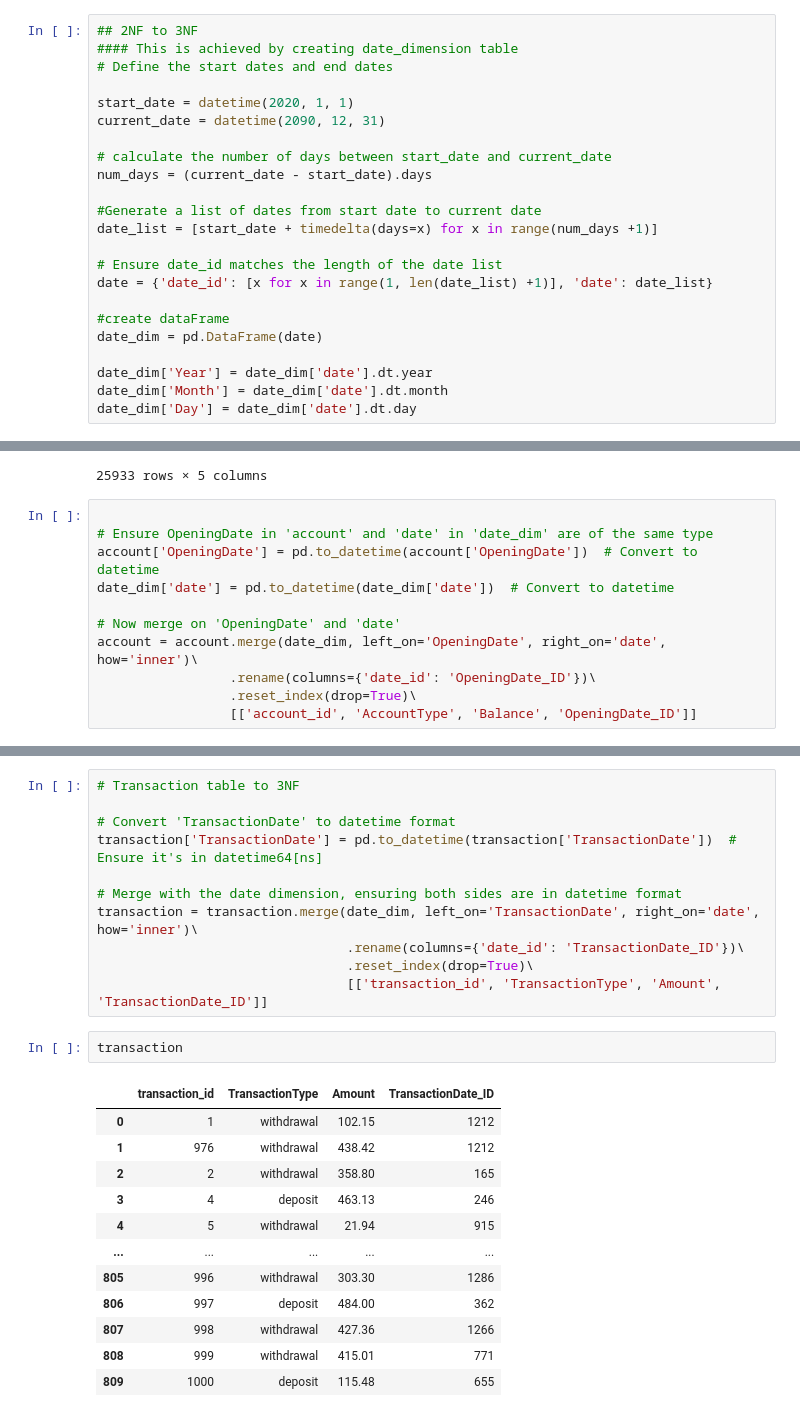
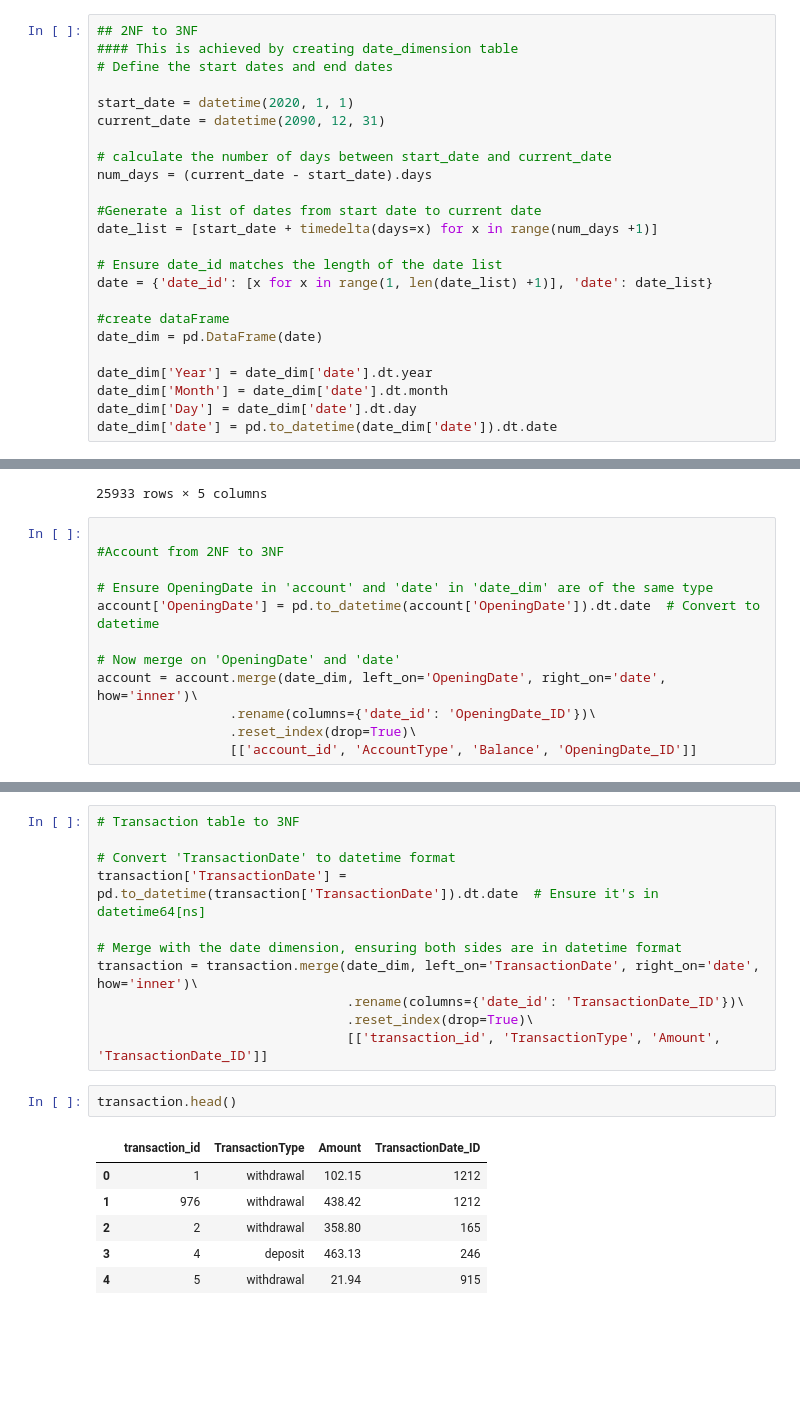
Before and after one commit to ridwanxyzcloud/Data-Modeling-_-Warehousing-and-Implementation, a Jupyter notebook: zulo bank notebook.ipynb, the cells around one changed output, grey strips where cells are left out. Drawn from its saved outputs; the diff is of its cells as text; blank space fills up the shorter version.

```diff
--- a/zulo bank notebook.ipynb
+++ b/zulo bank notebook.ipynb
@@ -212,6 +203,7 @@ date_dim = pd.DataFrame(date)
 date_dim['Year'] = date_dim['date'].dt.year
 date_dim['Month'] = date_dim['date'].dt.month
 date_dim['Day'] = date_dim['date'].dt.day
+date_dim['date'] = pd.to_datetime(date_dim['date']).dt.date
 # %%
 date_dim
 # %% [output]
@@ -230,9 +222,10 @@ date_dim
 25933 rows × 5 columns
 # %%
 
+#Account from 2NF to 3NF
+
 # Ensure OpeningDate in 'account' and 'date' in 'date_dim' are of the same type
-account['OpeningDate'] = pd.to_datetime(account['OpeningDate'])  # Convert to datetime
-date_dim['date'] = pd.to_datetime(date_dim['date'])  # Convert to datetime
+account['OpeningDate'] = pd.to_datetime(account['OpeningDate']).dt.date  # Convert to datetime
 
 # Now merge on 'OpeningDate' and 'date'
 account = account.merge(date_dim, left_on='OpeningDate', right_on='date', how='inner')\
@@ -259,7 +244,7 @@ account
 # Transaction table to 3NF
 
 # Convert 'TransactionDate' to datetime format
-transaction['TransactionDate'] = pd.to_datetime(transaction['TransactionDate'])  # Ensure it's in datetime64[ns]
+transaction['TransactionDate'] = pd.to_datetime(transaction['TransactionDate']).dt.date  # Ensure it's in datetime64[ns]
 
 # Merge with the date dimension, ensuring both sides are in datetime format
 transaction = transaction.merge(date_dim, left_on='TransactionDate', right_on='date', how='inner')\
@@ -267,17 +252,11 @@ transaction = transaction.merge(date_dim, left_on='TransactionDate', right_on='d
                                 .reset_index(drop=True)\
                                 [['transaction_id', 'TransactionType', 'Amount', 'TransactionDate_ID']]
 # %%
-transaction
+transaction.head()
 # %% [output]
 |  | transaction_id | TransactionType | Amount | TransactionDate_ID |
 | 0 | 1 | withdrawal | 102.15 | 1212 |
 | 1 | 976 | withdrawal | 438.42 | 1212 |
 | 2 | 2 | withdrawal | 358.80 | 165 |
 | 3 | 4 | deposit | 463.13 | 246 |
 | 4 | 5 | withdrawal | 21.94 | 915 |
-| ... | ... | ... | ... | ... |
-| 805 | 996 | withdrawal | 303.30 | 1286 |
-| 806 | 997 | deposit | 484.00 | 362 |
-| 807 | 998 | withdrawal | 427.36 | 1266 |
-| 808 | 999 | withdrawal | 415.01 | 771 |
-| 809 | 1000 | deposit | 115.48 | 655 |
```
Also changed, not shown: parts of 6 cells of this notebook, 6 other files.
